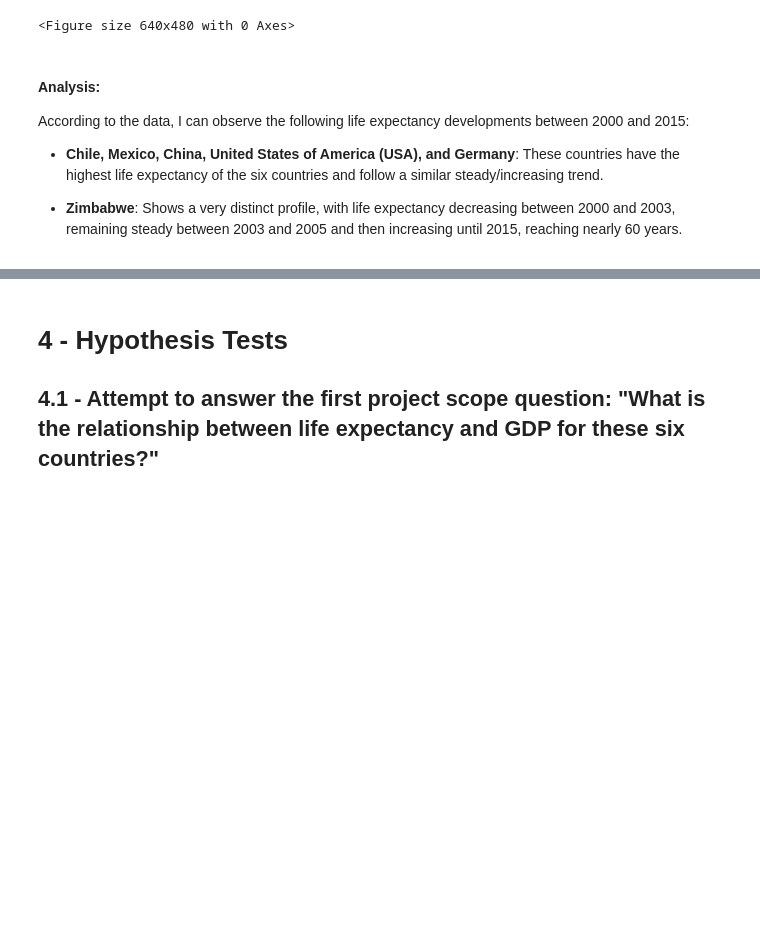
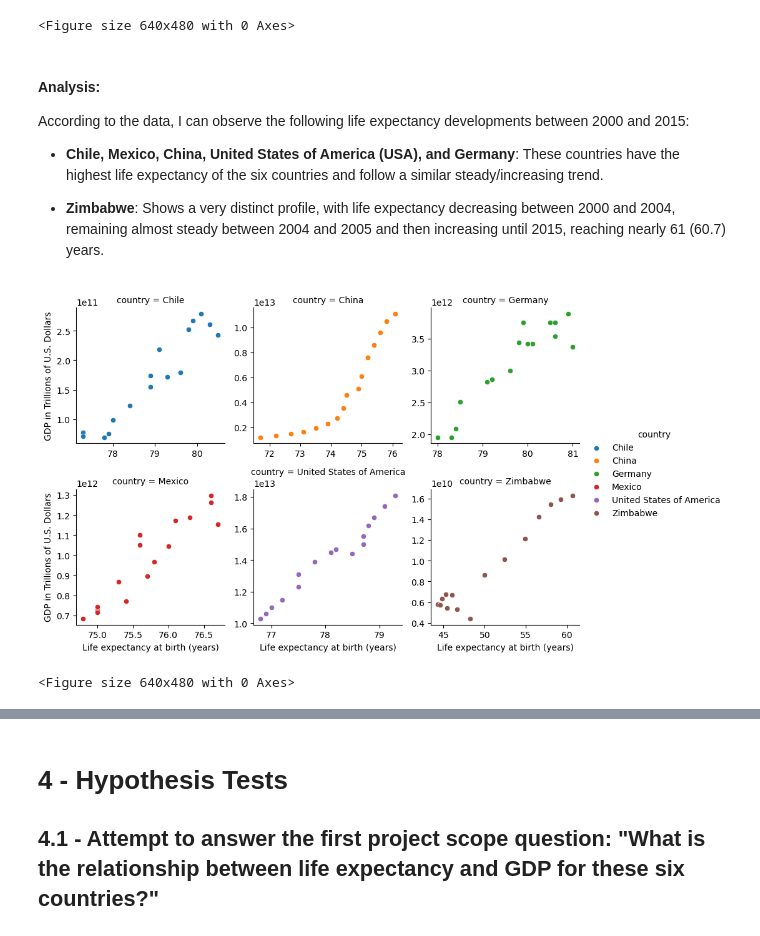
Before and after one commit to AndreRibeiro879/Codecademy_Learning_Portfolio_Projects, a Jupyter notebook: 03_DATA_VIZ_ML_CAR_PATH/LIFE_EXPECTANCY_GDP.ipynb, the cells around one changed output, grey strips where cells are left out. Cells and saved outputs as stored; diff of their text form; code cells hidden in the pictures; blank space fills up the shorter version.

Commit message:
Update LIFE_EXPECTANCY_GDP.ipynb
Updates:

EDA section;
Visualization section;
Chart analysis;
EDA analysis.

```diff
--- a/03_DATA_VIZ_ML_CAR_PATH/LIFE_EXPECTANCY_GDP.ipynb
+++ b/03_DATA_VIZ_ML_CAR_PATH/LIFE_EXPECTANCY_GDP.ipynb
@@ -363,4 +434,18 @@ According to the data, I can observe the following life expectancy developments
 
 - **Chile, Mexico, China, United States of America (USA), and Germany**: These countries have the highest life expectancy of the six countries and follow a similar steady/increasing trend.
 
--  **Zimbabwe**: Shows a very distinct profile, with life expectancy decreasing between 2000 and 2003, remaining steady between 2003 and 2005 and then increasing until 2015, reaching nearly 60 years.
+-  **Zimbabwe**: Shows a very distinct profile, with life expectancy decreasing between 2000 and 2004, remaining almost steady between 2004 and 2005 and then increasing until 2015, reaching nearly 61 (60.7) years.
+# %%
+# Grid for GDP vs Life Expectancy
+
+graph = sns.FacetGrid(gdp_life, col="country", col_wrap=3,
+                      hue = "country", sharey = False, sharex = False)
+graph = (graph.map(sns.scatterplot,"life_expectancy", "gdp")
+         .add_legend()
+         .set_axis_labels("Life expectancy at birth (years)", "GDP in Trillions of U.S. Dollars"));
+plt.savefig('gdp_lexp.png')
+plt.show()
+plt.clf()
+# %% [output]
+[figure, added]
+<Figure size 640x480 with 0 Axes>
```
Also changed, not shown: parts of 14 cells of this notebook.
